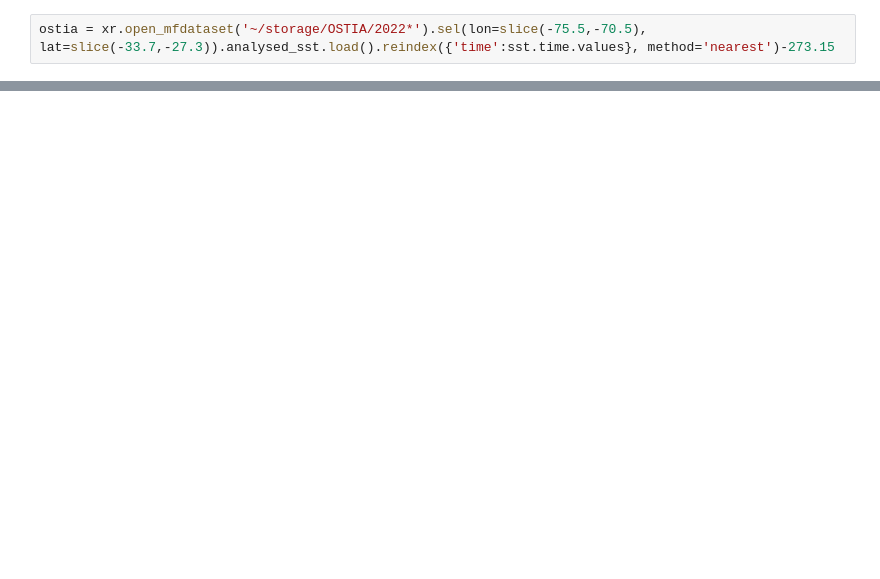
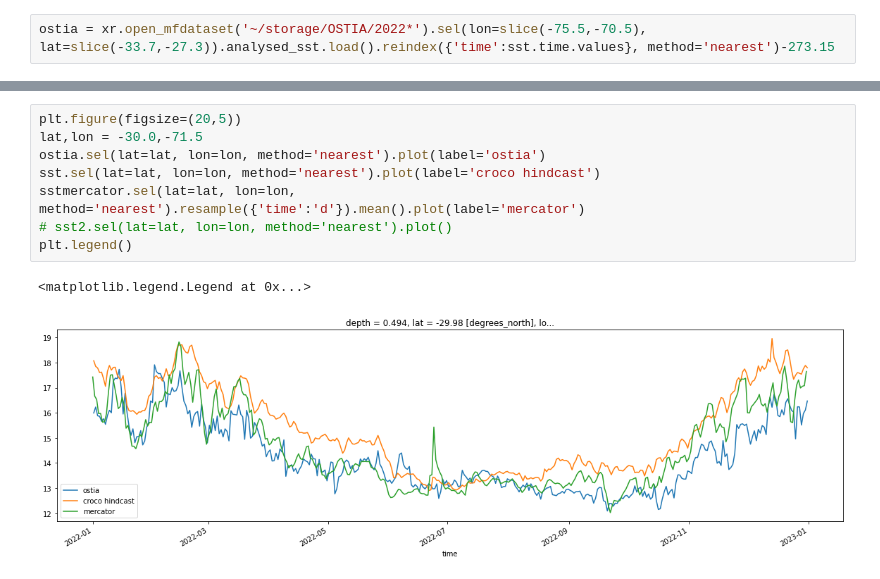
Before and after one commit to lucasglasner/CROCO-CEAZAMAR, a Jupyter notebook: POSTPROCESS/evaluation.ipynb, the cells around one changed output, grey strips where cells are left out. Cells and saved outputs as stored; diff of their text form; blank space fills up the shorter version.

```diff
--- a/POSTPROCESS/evaluation.ipynb
+++ b/POSTPROCESS/evaluation.ipynb
@@ -31,0 +48,11 @@ sst.sel(lat=-30, lon=-71.5, method='nearest').plot()
+# %%
+plt.figure(figsize=(20,5))
+lat,lon = -30.0,-71.5
+ostia.sel(lat=lat, lon=lon, method='nearest').plot(label='ostia')
+sst.sel(lat=lat, lon=lon, method='nearest').plot(label='croco hindcast')
+sstmercator.sel(lat=lat, lon=lon, method='nearest').resample({'time':'d'}).mean().plot(label='mercator')
+# sst2.sel(lat=lat, lon=lon, method='nearest').plot()
+plt.legend()
+# %% [output]
+<matplotlib.legend.Legend at 0x...>
+[figure, added]
```
Also changed, not shown: parts of 5 cells of this notebook, 10 other files.
